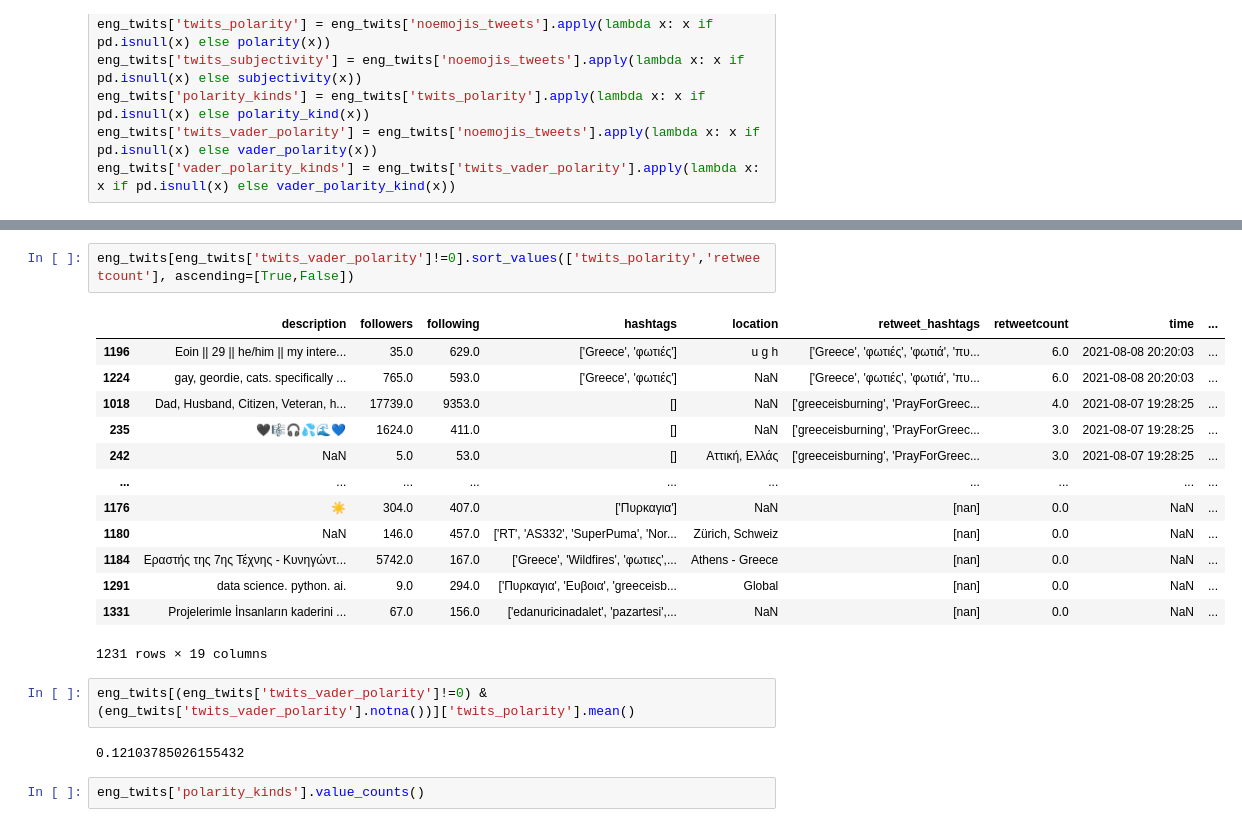
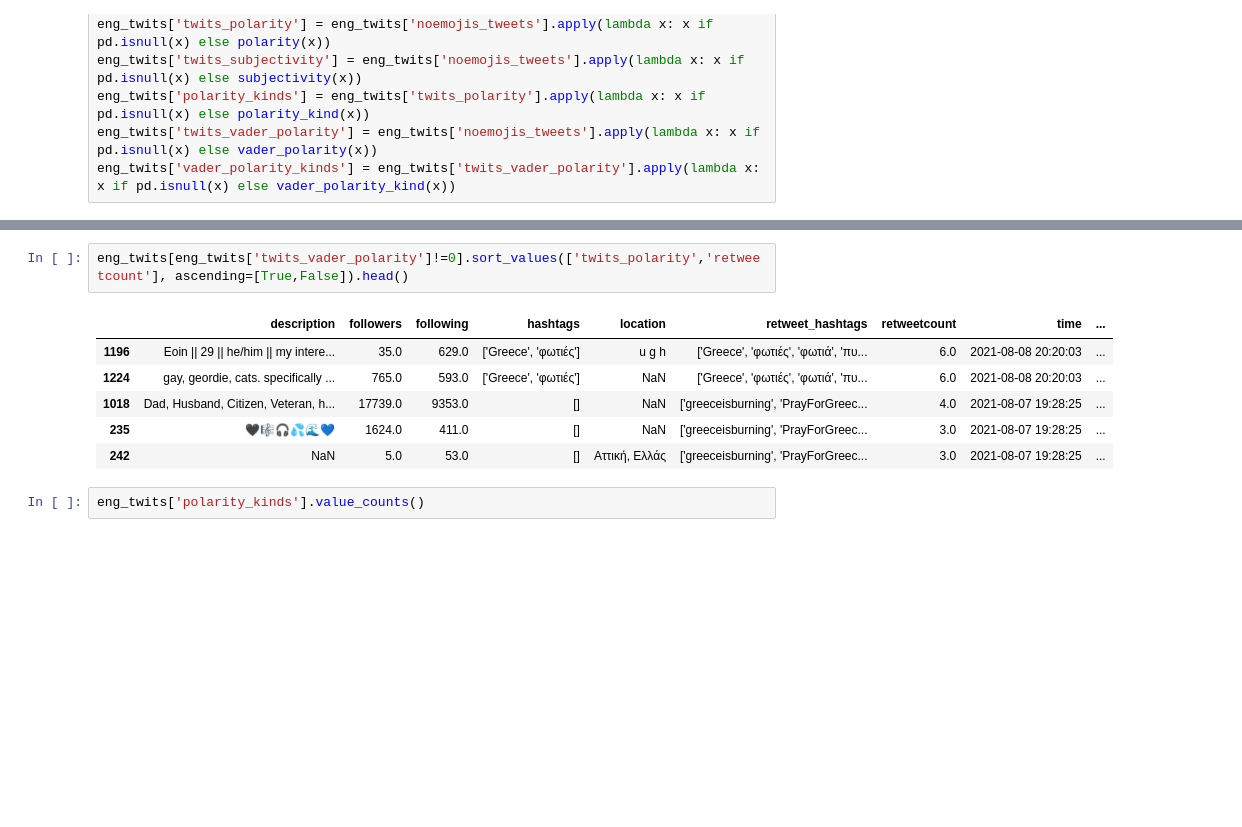
Before and after one commit to akisgazepidis/Sentiment_analysis, a Jupyter notebook: sentiment_analysis.ipynb, the cells around one changed output, grey strips where cells are left out. Cells and saved outputs as stored; diff of their text form; blank space fills up the shorter version.

```diff
--- a/sentiment_analysis.ipynb
+++ b/sentiment_analysis.ipynb
@@ -106,25 +106,14 @@ eng_twits.head()
 | 3 | I'm your hate when you want love | 60.0 | 160.0 | [] | NaN | ['PrayForGreece', 'Πυρκαγια'] | 29.0 | 2021-08-07 12:32:00 | ... |
 | 4 | ♪ | 456.0 | 808.0 | [] | Greece🇬🇷 |She/her| ↑16↓ | ['Πυρκαγια', 'PrayForGreece', 'gr... | 627.0 | 2021-08-07 12:01:27 | ... |
 # %%
-eng_twits[eng_twits['twits_vader_polarity']!=0].sort_values(['twits_polarity','retweetcount'], ascending=[True,False])
+eng_twits[eng_twits['twits_vader_polarity']!=0].sort_values(['twits_polarity','retweetcount'], ascending=[True,False]).head()
 # %% [output]
 |  | description | followers | following | hashtags | location | retweet_hashtags | retweetcount | time | ... |
 | 1196 | Eoin || 29 || he/him || my intere... | 35.0 | 629.0 | ['Greece', 'φωτιές'] | u g h | ['Greece', 'φωτιές', 'φωτιά', 'πυ... | 6.0 | 2021-08-08 20:20:03 | ... |
 | 1224 | gay, geordie, cats. specifically ... | 765.0 | 593.0 | ['Greece', 'φωτιές'] | NaN | ['Greece', 'φωτιές', 'φωτιά', 'πυ... | 6.0 | 2021-08-08 20:20:03 | ... |
 | 1018 | Dad, Husband, Citizen, Veteran, h... | 17739.0 | 9353.0 | [] | NaN | ['greeceisburning', 'PrayForGreec... | 4.0 | 2021-08-07 19:28:25 | ... |
 | 235 | 🖤🎼🎧💦🌊💙 | 1624.0 | 411.0 | [] | NaN | ['greeceisburning', 'PrayForGreec... | 3.0 | 2021-08-07 19:28:25 | ... |
 | 242 | NaN | 5.0 | 53.0 | [] | Αττική, Ελλάς | ['greeceisburning', 'PrayForGreec... | 3.0 | 2021-08-07 19:28:25 | ... |
-| ... | ... | ... | ... | ... | ... | ... | ... | ... | ... |
-| 1176 | ☀️ | 304.0 | 407.0 | ['Πυρκαγια'] | NaN | [nan] | 0.0 | NaN | ... |
-| 1180 | NaN | 146.0 | 457.0 | ['RT', 'AS332', 'SuperPuma', 'Nor... | Zürich, Schweiz | [nan] | 0.0 | NaN | ... |
-| 1184 | Εραστής της 7ης Τέχνης - Κυνηγώντ... | 5742.0 | 167.0 | ['Greece', 'Wildfires', 'φωτιες',... | Athens - Greece | [nan] | 0.0 | NaN | ... |
-| 1291 | data science. python. ai. | 9.0 | 294.0 | ['Πυρκαγια', 'Ευβοια', 'greeceisb... | Global | [nan] | 0.0 | NaN | ... |
-| 1331 | Projelerimle İnsanların kaderini ... | 67.0 | 156.0 | ['edanuricinadalet', 'pazartesi',... | NaN | [nan] | 0.0 | NaN | ... |
-1231 rows × 19 columns
-# %%
-eng_twits[(eng_twits['twits_vader_polarity']!=0) & (eng_twits['twits_vader_polarity'].notna())]['twits_polarity'].mean()
-# %% [output]
-0.12103785026155432
 # %%
 eng_twits['polarity_kinds'].value_counts()
 # %% [output]
```
Also changed, not shown: parts of 3 cells of this notebook.
